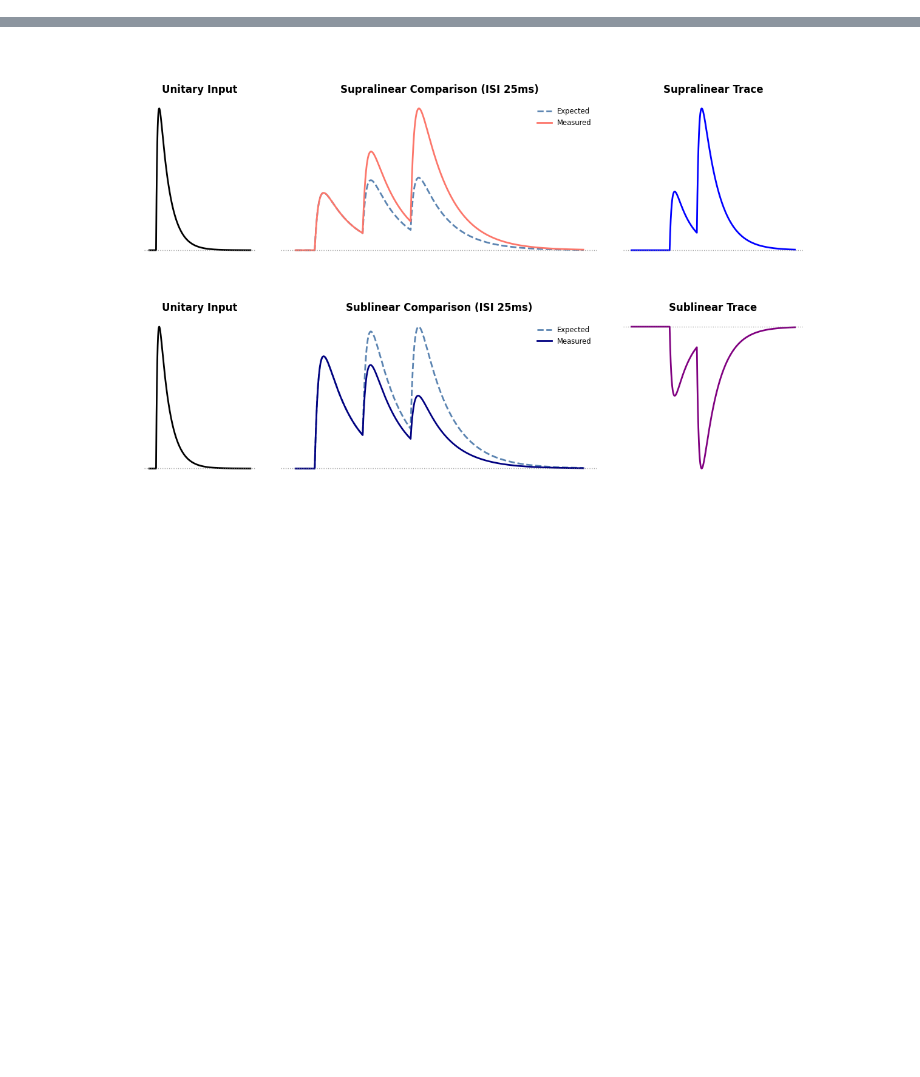
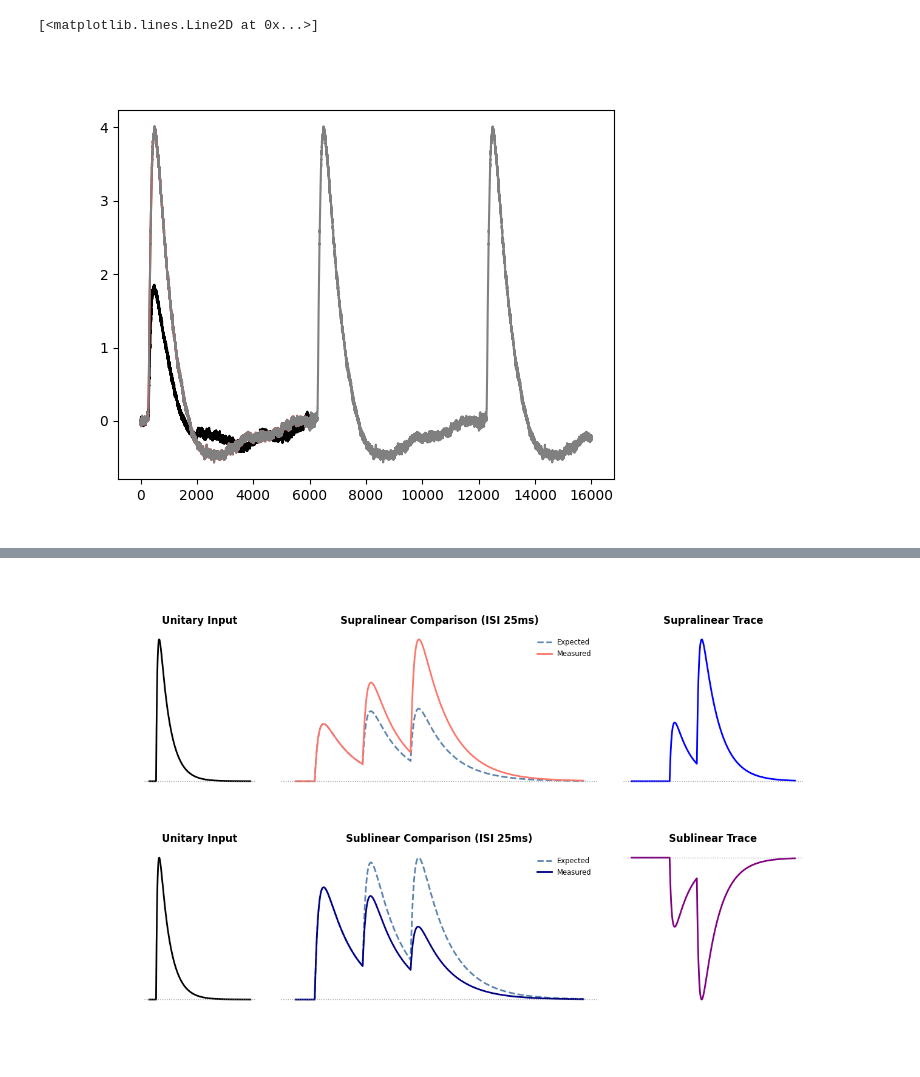
Before and after one commit to samuelgritz/Ephys-Analysis-Pipelines, a Jupyter notebook: finding_ISI_traces.ipynb, the cells around one changed output, grey strips where cells are left out. Drawn from its saved outputs; the diff is of its cells as text; code cells hidden in the pictures; blank space fills up the shorter version.

```diff
--- a/finding_ISI_traces.ipynb
+++ b/finding_ISI_traces.ipynb
@@ -156,0 +283,7 @@ def align_to_baseline(trace):
+# %%
+all_EPSP_traces_path = '/Users/samgritz/Desktop/Rutgers/Milstein_Lab/Code/Rutgers-Neuroscience-PhD/GNB1_Paper_Analysis/paper_data/E_I_data/E_I_traces_for_plotting.pkl'
+with open(all_EPSP_traces_path, 'rb') as f:
+            all_EPSP_traces = pickle.load(f)
+
+example_E_I_cell = all_EPSP_traces[all_EPSP_traces['Cell_ID'] == '20250514_c2']
+example_E_I_cell
@@ -156,0 +294,14 @@ def align_to_baseline(trace):
+# %%
+example_E_I_cell_ISI_300_Gabazine = example_E_I_cell[(example_E_I_cell['Pathway'] == 'Perforant')]['Gabazine_Trace'][0]
+example_E_I_cell_ISI_300_Control = example_E_I_cell[(example_E_I_cell['Pathway'] == 'Perforant')]['Control_Trace'][0]
+
+example_E_I_cell_ISI_300_expected = example_E_I_cell[(example_E_I_cell['Pathway'] == 'Perforant')]['Expected_EPSP_Trace'][0]
+
+plt.figure()
+
+plt.plot(example_E_I_cell_ISI_300_Control, color = 'black')
+plt.plot(example_E_I_cell_ISI_300_Gabazine, color = 'red')
+plt.plot(example_E_I_cell_ISI_300_expected, color = 'grey')
+# %% [output]
+[<matplotlib.lines.Line2D at 0x...>]
+[figure, added]
```
Also changed, not shown: parts of 23 cells of this notebook, 15 other files.
